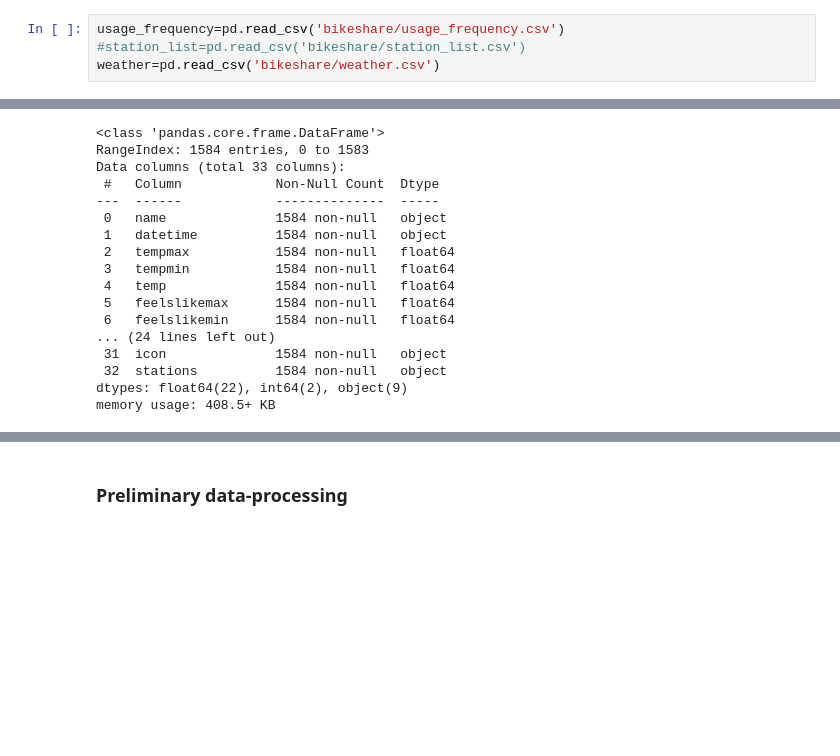
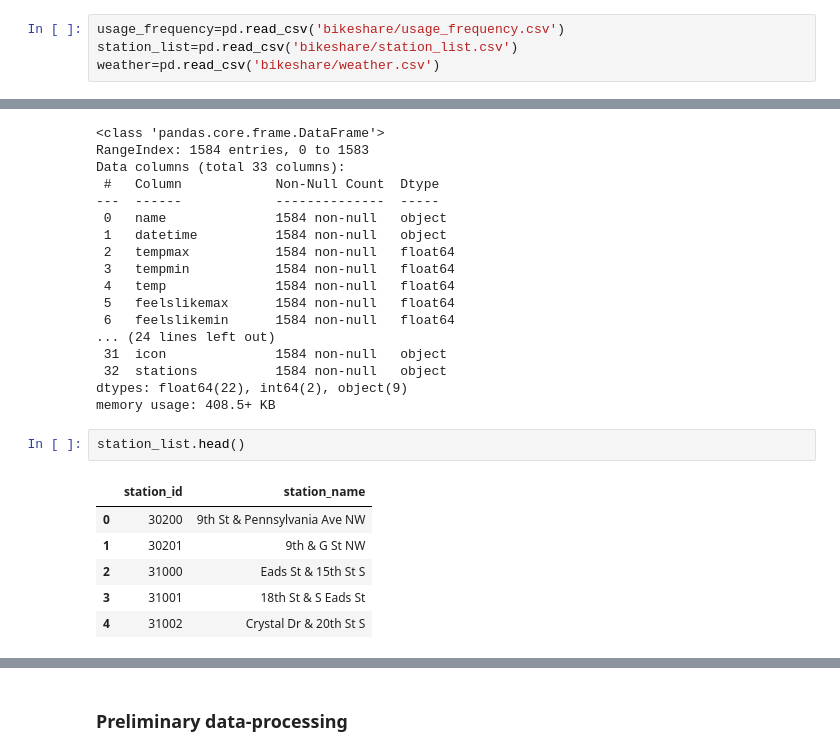
Before and after one commit to Will-Wei7/User-Clustering-on-Capital-bikeshare-dataset, a Jupyter notebook: project_1_part2.ipynb, the cells around one changed output, grey strips where cells are left out. Cells and saved outputs as stored; diff of their text form; blank space fills up the shorter version.

```diff
--- a/project_1_part2.ipynb
+++ b/project_1_part2.ipynb
@@ -15,7 +25,7 @@ datetag2 = '2024-05-01 00:00:00'
 datetag3= '2024-05-31 23:59:59'
 # %%
 usage_frequency=pd.read_csv('bikeshare/usage_frequency.csv')
-#station_list=pd.read_csv('bikeshare/station_list.csv')
+station_list=pd.read_csv('bikeshare/station_list.csv')
 weather=pd.read_csv('bikeshare/weather.csv')
 # %% [markdown]
 Our original dataset contains a table showing the rental records for each stations. This table has too much data, so we perform an initial data filter at the data import stage.
@@ -119,3 +129,12 @@ Data columns (total 33 columns):
  32  stations          1584 non-null   object
 dtypes: float64(22), int64(2), object(9)
 memory usage: 408.5+ KB
+# %%
+station_list.head()
+# %% [output]
+|  | station_id | station_name |
+| 0 | 30200 | 9th St & Pennsylvania Ave NW |
+| 1 | 30201 | 9th & G St NW |
+| 2 | 31000 | Eads St & 15th St S |
+| 3 | 31001 | 18th St & S Eads St |
+| 4 | 31002 | Crystal Dr & 20th St S |
```
Also changed, not shown: parts of 5 cells of this notebook.
